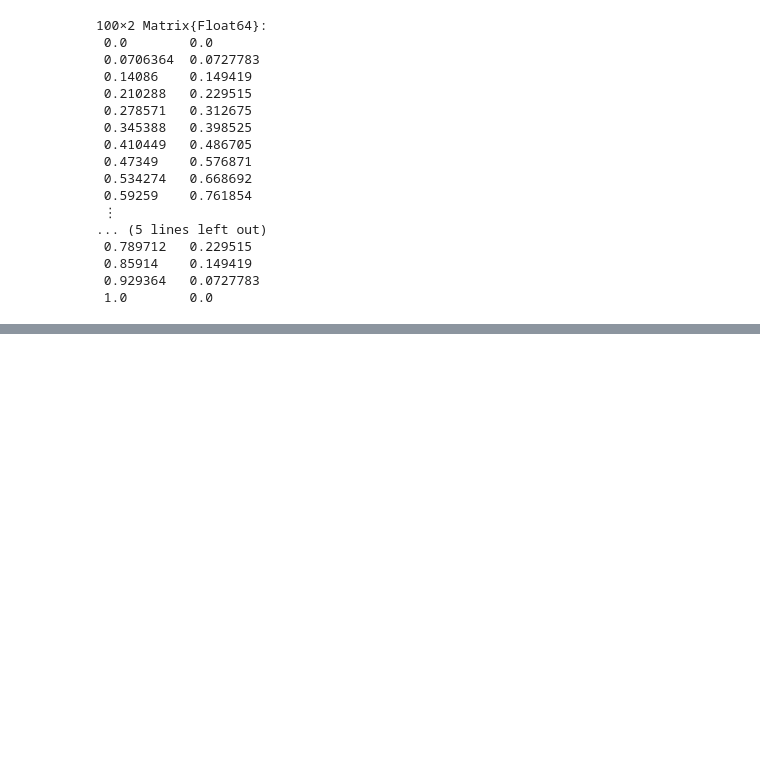
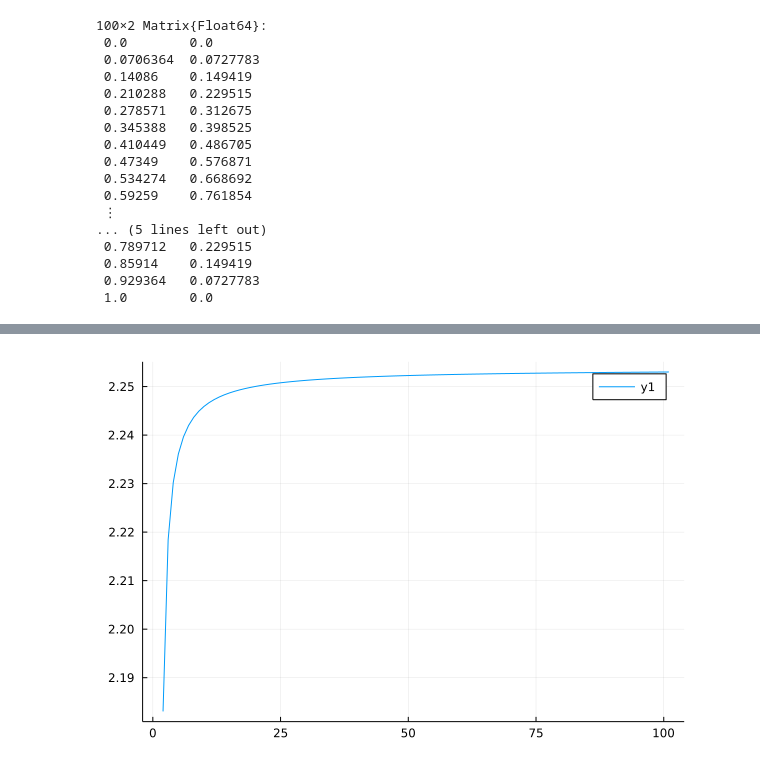
Before and after one commit to realdragonturtle/num-mat, a Jupyter notebook: src/hw3.ipynb, the cells around one changed output, grey strips where cells are left out. Cells and saved outputs as stored; diff of their text form; code cells hidden in the pictures; blank space fills up the shorter version.

Commit message:
compute self intersection, use basic trapeziod integration

```diff
--- a/src/hw3.ipynb
+++ b/src/hw3.ipynb
@@ -150,0 +223,39 @@ plot!(x[:, 1], x[:, 2])
+# %%
+# integrate
+
+# trapeziod
+
+function dF(t, pts)
+    x, y = deCasteljau(t, pts)
+    return [x, y]#[-y, x]
+end
+
+function f(t, pts)
+    x, y = deCasteljau(t, pts)
+    return [-y, x]
+end
+
+Is = []
+
+for j=0:50:5000
+    I = 0
+    steps = j
+    a = t0
+    h = (s0-t0)/steps
+    b = a + h
+    for i=0:steps
+        da = dot(f(a, pts_), dF(a, pts_dx))
+        db = dot(f(b, pts_), dF(b, pts_dx))
+        cI = h * ((da + db) / 2)
+        # display(cI)
+        I += cI
+        a = b
+        b += h
+    end
+    I /= 2
+    append!(Is, I)
+end
+
+plot(Is)
+# %% [output]
+[figure, added]
```
Also changed, not shown: parts of 11 cells of this notebook, 1 other file.
